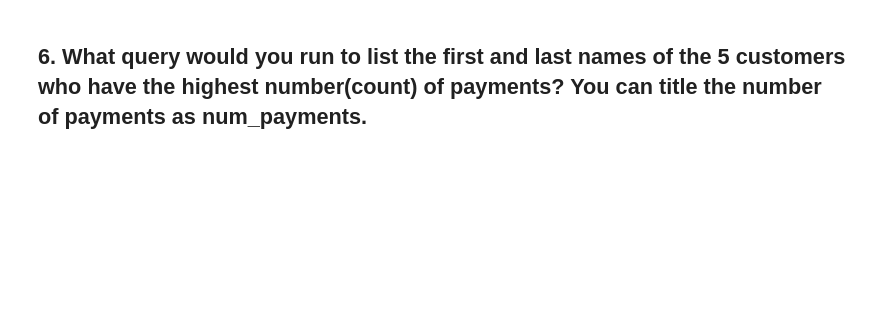
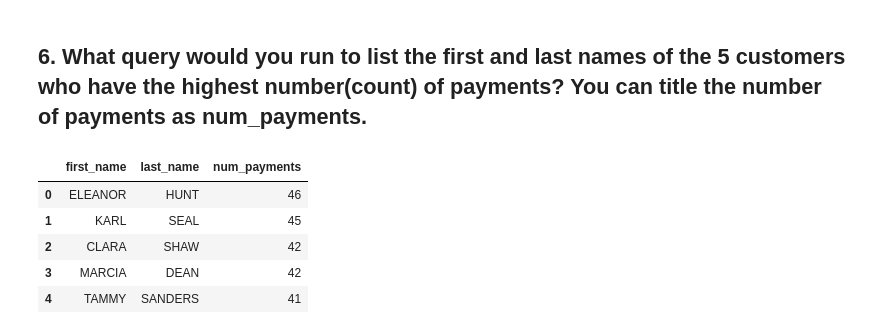
Before and after one commit to zevy613/QueriesSakila-Core-, a Jupyter notebook: Queries-Sakila-(Core).ipynb, the cells around one changed output. Cells and saved outputs as stored; diff of their text form; code cells hidden in the pictures; blank space fills up the shorter version.

```diff
--- a/Queries-Sakila-(Core).ipynb
+++ b/Queries-Sakila-(Core).ipynb
@@ -81,5 +131,19 @@ pd.read_sql(q, engine)
 # %% [markdown]
 ## 6. What query would you run to list the first and last names of the 5 customers who have the highest number(count) of payments? You can title the number of payments as num_payments.
 # %%
-q = """SELECT * FROM countries;"""
+q = """
+select c.first_name, c.last_name, num_payments
+from customer as c join (select customer_id, count(customer_id) as num_payments
+						 from payment
+						 group by customer_id) as x on c.customer_id = x.customer_id
+order by num_payments desc
+limit 5
+"""
 pd.read_sql(q, engine)
+# %% [output]
+|  | first_name | last_name | num_payments |
+| 0 | ELEANOR | HUNT | 46 |
+| 1 | KARL | SEAL | 45 |
+| 2 | CLARA | SHAW | 42 |
+| 3 | MARCIA | DEAN | 42 |
+| 4 | TAMMY | SANDERS | 41 |
```
Also changed, not shown: parts of 6 cells of this notebook.
